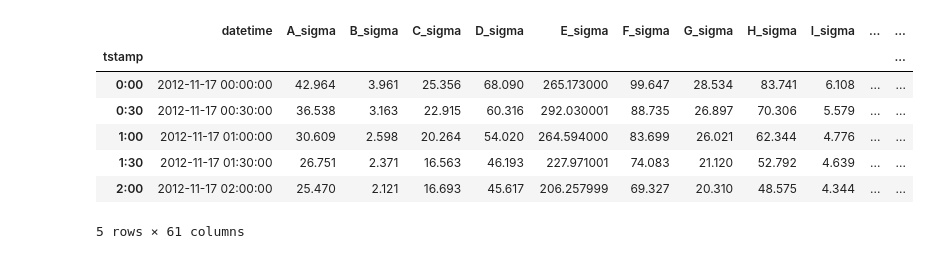
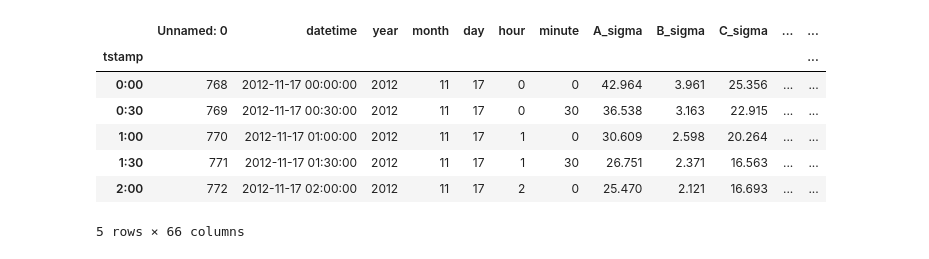
Before and after one commit to group-1-project-1/london-power-analysis, a Jupyter notebook: notebooks/EnglandVsAustralia.ipynb, the cells around one changed output. Saved outputs shown, nothing was run; the diff lists cells and outputs as text; code cells hidden in the pictures.

```diff
--- a/notebooks/EnglandVsAustralia.ipynb
+++ b/notebooks/EnglandVsAustralia.ipynb
@@ -15,36 +1,23 @@ df.head()
-# %%
-from datetime import datetime
-#type(df['datetime'][0])
-#date_time_obj = datetime.strptime(df['datetime'][0], "%m/%d/%Y %H:%M")
-
-# Create two functions that will allow us to create data based on the data in each row.
-
-def dayCalc(row):
-    return pd.to_datetime(row['datetime']).day
-
-def tstampCalc(row):
-    return f"{pd.to_datetime(row['datetime']).hour}:{pd.to_datetime(row['datetime']).minute:02}"
-
-# Create new columns for the day of the month and also a column for the time stamp (e.g. 20:30).
-
-df['day'] = df.apply(dayCalc, axis = 1)
-df['tstamp'] = df.apply(tstampCalc, axis = 1)
-
-# Could also do it with a lambda.
-#df['day'] = pd.to_datetime(df['datetime'])
-#df['day'] = df.apply(lambda row: pd.to_datetime(row['datetime']).day, axis = 1)
+# %%
+%matplotlib inline
+import matplotlib.pyplot as plt
+import pandas as pd
+
+from pickup_utilities import *
+df = pd.read_csv("../data/complete.csv")
+df['tstamp'] = df.apply(tstampCalc, axis = 1)
 # %%
-# Creating dataframe for England vs Australia match for November 17, 2017
+# Creating dataframe for England vs Australia match for November 17, 2012
 
-df_EnglandVsAustralia = df.loc[df['day']==17]
+df_EnglandVsAustralia = df.loc[df['day']==17].loc[df['month']==11].loc[df['year']==2012]
 df_EnglandVsAustralia = df_EnglandVsAustralia.set_index(df_EnglandVsAustralia["tstamp"])
 df_EnglandVsAustralia.head(5)
 # %% [output]
-|  | datetime | A_sigma | B_sigma | C_sigma | D_sigma | E_sigma | F_sigma | G_sigma | H_sigma | I_sigma | ... | ... |
+|  | Unnamed: 0 | datetime | year | month | day | hour | minute | A_sigma | B_sigma | C_sigma | ... | ... |
 | tstamp |  |  |  |  |  |  |  |  |  |  |  | ... |
-| 0:00 | 2012-11-17 00:00:00 | 42.964 | 3.961 | 25.356 | 68.090 | 265.173000 | 99.647 | 28.534 | 83.741 | 6.108 | ... | ... |
-| 0:30 | 2012-11-17 00:30:00 | 36.538 | 3.163 | 22.915 | 60.316 | 292.030001 | 88.735 | 26.897 | 70.306 | 5.579 | ... | ... |
-| 1:00 | 2012-11-17 01:00:00 | 30.609 | 2.598 | 20.264 | 54.020 | 264.594000 | 83.699 | 26.021 | 62.344 | 4.776 | ... | ... |
-| 1:30 | 2012-11-17 01:30:00 | 26.751 | 2.371 | 16.563 | 46.193 | 227.971001 | 74.083 | 21.120 | 52.792 | 4.639 | ... | ... |
-| 2:00 | 2012-11-17 02:00:00 | 25.470 | 2.121 | 16.693 | 45.617 | 206.257999 | 69.327 | 20.310 | 48.575 | 4.344 | ... | ... |
+| 0:00 | 768 | 2012-11-17 00:00:00 | 2012 | 11 | 17 | 0 | 0 | 42.964 | 3.961 | 25.356 | ... | ... |
+| 0:30 | 769 | 2012-11-17 00:30:00 | 2012 | 11 | 17 | 0 | 30 | 36.538 | 3.163 | 22.915 | ... | ... |
+| 1:00 | 770 | 2012-11-17 01:00:00 | 2012 | 11 | 17 | 1 | 0 | 30.609 | 2.598 | 20.264 | ... | ... |
+| 1:30 | 771 | 2012-11-17 01:30:00 | 2012 | 11 | 17 | 1 | 30 | 26.751 | 2.371 | 16.563 | ... | ... |
+| 2:00 | 772 | 2012-11-17 02:00:00 | 2012 | 11 | 17 | 2 | 0 | 25.470 | 2.121 | 16.693 | ... | ... |
-5 rows × 61 columns
+5 rows × 66 columns
```
Also changed, not shown: parts of 10 cells of this notebook, 1 other file.
